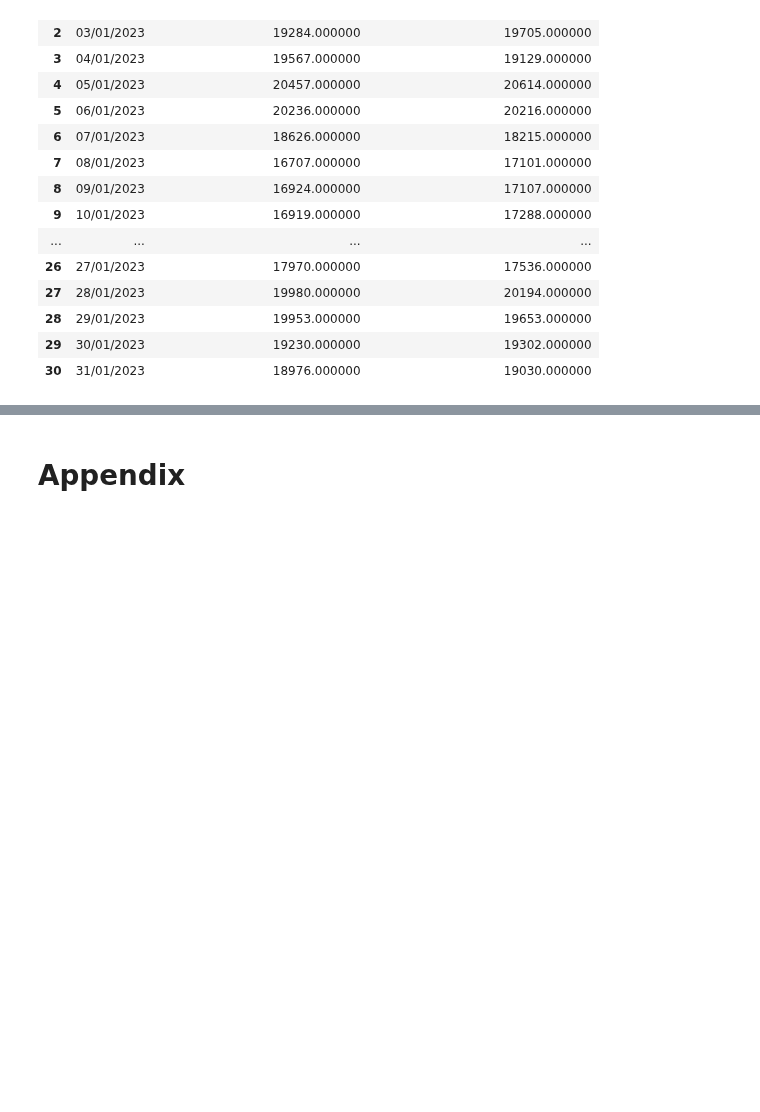
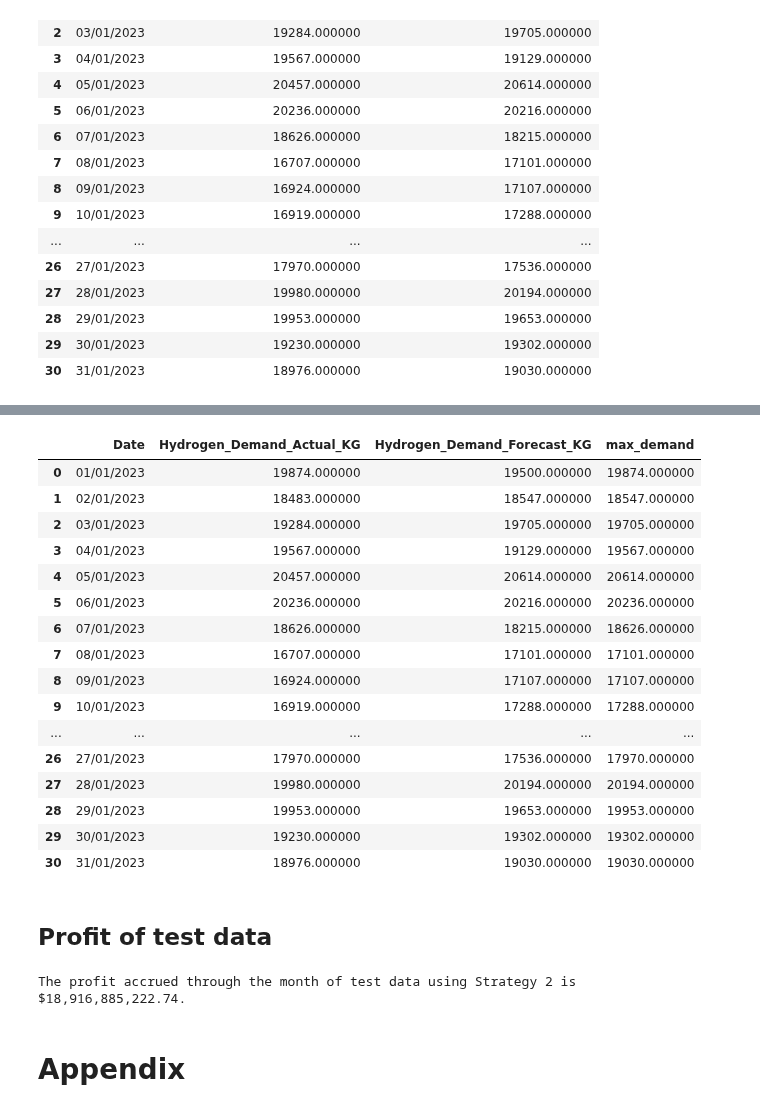
Before and after one commit to AmeerAliSaleem/dig_data_shell_project, a Jupyter notebook: DigData_Shell_Project.ipynb, the cells around one changed output, grey strips where cells are left out. Drawn from its saved outputs; the diff is of its cells as text; code cells hidden in the pictures; blank space fills up the shorter version.

```diff
--- a/DigData_Shell_Project.ipynb
+++ b/DigData_Shell_Project.ipynb
@@ -797,7 +794,7 @@ average_forecast = daily_test['Hydrogen_Demand_Forecast_KG'][daily_test['Hydroge
 daily_test['Hydrogen_Demand_Actual_KG'] = daily_test['Hydrogen_Demand_Actual_KG'].replace(0, average_actual)
 daily_test['Hydrogen_Demand_Forecast_KG'] = daily_test['Hydrogen_Demand_Forecast_KG'].replace(0, average_forecast)
 # %%
-daily_test
+daily_test["max_demand"] = daily_test
 # %% [output]
 |  | Date | Hydrogen_Demand_Actual_KG | Hydrogen_Demand_Forecast_KG |
 | 0 | 01/01/2023 | 19874.000000 | 19500.000000 |
@@ -870,3 +834,31 @@ The greatest defecit of leftover hydrogen on an individual day is given above.
+# %%
+daily_test["max_demand"] = daily_test[["Hydrogen_Demand_Actual_KG", "Hydrogen_Demand_Forecast_KG"]].max(axis=1)
+
+daily_test
+# %% [output]
+|  | Date | Hydrogen_Demand_Actual_KG | Hydrogen_Demand_Forecast_KG | max_demand |
+| 0 | 01/01/2023 | 19874.000000 | 19500.000000 | 19874.000000 |
+| 1 | 02/01/2023 | 18483.000000 | 18547.000000 | 18547.000000 |
+| 2 | 03/01/2023 | 19284.000000 | 19705.000000 | 19705.000000 |
+| 3 | 04/01/2023 | 19567.000000 | 19129.000000 | 19567.000000 |
+| 4 | 05/01/2023 | 20457.000000 | 20614.000000 | 20614.000000 |
+| 5 | 06/01/2023 | 20236.000000 | 20216.000000 | 20236.000000 |
+| 6 | 07/01/2023 | 18626.000000 | 18215.000000 | 18626.000000 |
+| 7 | 08/01/2023 | 16707.000000 | 17101.000000 | 17101.000000 |
+| 8 | 09/01/2023 | 16924.000000 | 17107.000000 | 17107.000000 |
+| 9 | 10/01/2023 | 16919.000000 | 17288.000000 | 17288.000000 |
+| ... | ... | ... | ... | ... |
+| 26 | 27/01/2023 | 17970.000000 | 17536.000000 | 17970.000000 |
+| 27 | 28/01/2023 | 19980.000000 | 20194.000000 | 20194.000000 |
+| 28 | 29/01/2023 | 19953.000000 | 19653.000000 | 19953.000000 |
+| 29 | 30/01/2023 | 19230.000000 | 19302.000000 | 19302.000000 |
+| 30 | 31/01/2023 | 18976.000000 | 19030.000000 | 19030.000000 |
+# %% [markdown]
+## Profit of test data
+# %%
+print(f'The profit accrued through the month of test data using Strategy 2 is ${Profit(hourly_test, daily_test):,.2f}.')
+# %% [output]
+The profit accrued through the month of test data using Strategy 2 is $18,916,885,222.74.
 # %% [markdown]
 # Appendix
 # %% [markdown]
```
Also changed, not shown: parts of 16 cells of this notebook.
